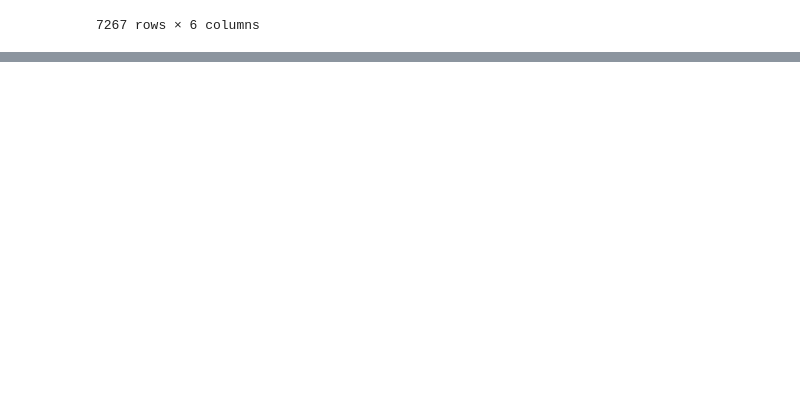
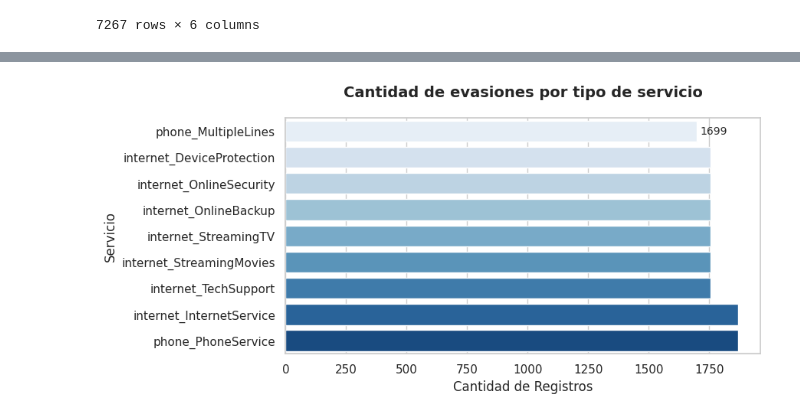
Before and after one commit to Nore-gibhub/challenge2-data-science-LATAM, a Jupyter notebook: Challenge2.ipynb, the cells around one changed output, grey strips where cells are left out. Drawn from its saved outputs; the diff is of its cells as text; code cells hidden in the pictures; blank space fills up the shorter version.

```diff
--- a/Challenge2.ipynb
+++ b/Challenge2.ipynb
@@ -53,0 +141,3 @@ print(df_final)
+# %%
+# Filtramos el DataFrame para que solo contenga 'Yes' y 'No'
+df_final = df_final[df_final['Churn'].isin(['Yes', 'No'])]
@@ -53,0 +348,13 @@ print(df_final)
+# %%
+#Estandarizamos lo indicado en "valor" a SI y NO
+mapeo = {
+    'Yes': 'Yes',
+    'No': 'Yes',
+    'No internet service': 'No',
+    'No phone service': 'No',
+    'Fiber optic': 'Yes',
+    'DSL': 'Yes',
+    }
+
+# Aplicamos el cambio
+df_long['valor'] = df_long['valor'].map(mapeo)
@@ -53,0 +366,7 @@ print(df_final)
+# %%
+#Filtrando solo por los servicios que eran usados al momento de la evasión
+df_long = df_long[df_long['valor'].isin(['Yes'])]
+# %%
+#Los servicios que más presentaron evasión
+Evasion_por_servicio = df_long.groupby('tipo_de_servicio')['valor'].count().sort_values(ascending=True)
+print(Evasion_por_servicio)
@@ -53,0 +385,24 @@ print(df_final)
+# %%
+# Configurar el estilo visual de Seaborn
+sns.set_theme(style="whitegrid")
+
+plt.figure(figsize=(8, 4))
+grafico = sns.barplot(
+    x=Evasion_por_servicio.values,
+    y=Evasion_por_servicio.index,
+    palette="Blues",  # Aplica un degradado de color automático
+    hue=Evasion_por_servicio.index, # Recomendado en versiones nuevas para evitar warnings
+    legend=False
+)
+
+
+plt.title('Cantidad de evasiones por tipo de servicio', fontsize=14, fontweight='bold', pad=20)
+plt.xlabel('Cantidad de Registros', fontsize=12)
+plt.ylabel('Servicio', fontsize=12)
+
+#Agregar el número exacto al final de cada barra
+grafico.bar_label(grafico.containers[0], fontsize=10, padding=3)
+
+plt.show()
+# %% [output]
+[figure, added]
```
Also changed, not shown: parts of 51 cells of this notebook.
